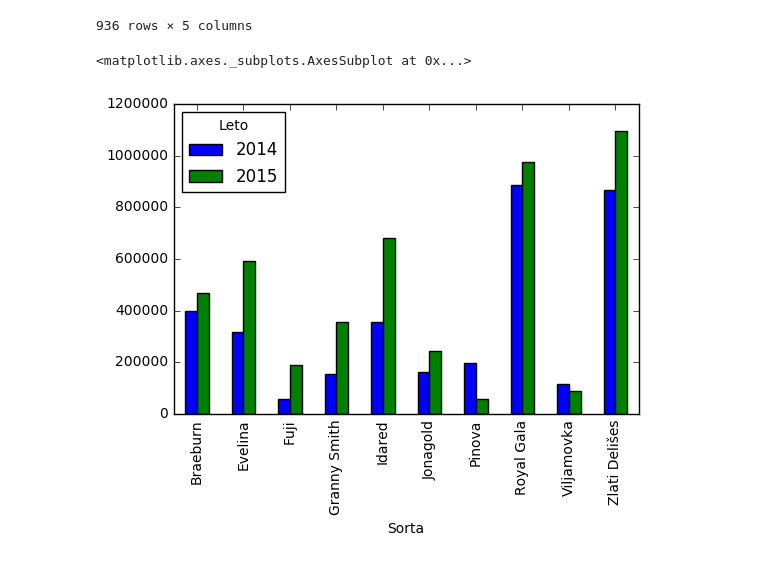
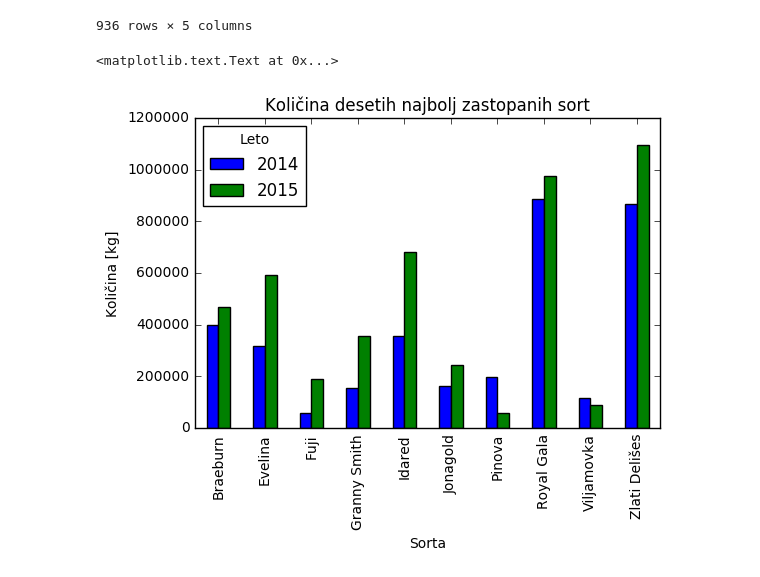
Before and after one commit to adrstvensek/Kvaliteta-prejetega-sadja, a Jupyter notebook: Projekt.ipynb, the cells around one changed output. Drawn from its saved outputs; the diff is of its cells as text; code cells hidden in the pictures.

```diff
--- a/Projekt.ipynb
+++ b/Projekt.ipynb
@@ -250,7 +237,8 @@ Vseh različnih pripeljanih sort je 21. Dobavitelj z največjim izborom sort je
 # %% [markdown]
 # 3 Analiza po sortah
 # %%
-količina_po_sortah = kvaliteta.groupby(['Sorta']).aggregate(sum).sort_values('Količina [kg]', ascending=False)[:10].reset_index()
+količina_po_sortah = kvaliteta.groupby(['Sorta']).aggregate(sum).sort_values('Količina [kg]', ascending=False)[:10]\
+    .reset_index()
 količina_po_sortah
 # %% [output]
 |  | Sorta | Količina [kg] |
@@ -295,9 +283,11 @@ tabela_top_sort
 | 2015-10-28 | Univerza MB | Fuji | I. | 4709 | 2015 |
 936 rows × 5 columns
 # %%
-tabela_top_sort.groupby(['Sorta', 'Leto']).sum().unstack().plot(kind='bar', y ='Količina [kg]')
+tabela_top_sort.groupby(['Sorta', 'Leto'])\
+    .sum().unstack().plot(kind='bar', y ='Količina [kg]', title="Količina desetih najbolj zastopanih sort")\
+    .set_ylabel('Količina [kg]')
 # %% [output]
-<matplotlib.axes._subplots.AxesSubplot at 0x...>
+<matplotlib.text.Text at 0x...>
-[figure, old version]
+[figure, new version]
 # %%
 sorte = kvaliteta.groupby(['Sorta', 'Dobavitelj']).size().unstack()
```
Also changed, not shown: parts of 19 cells of this notebook.
